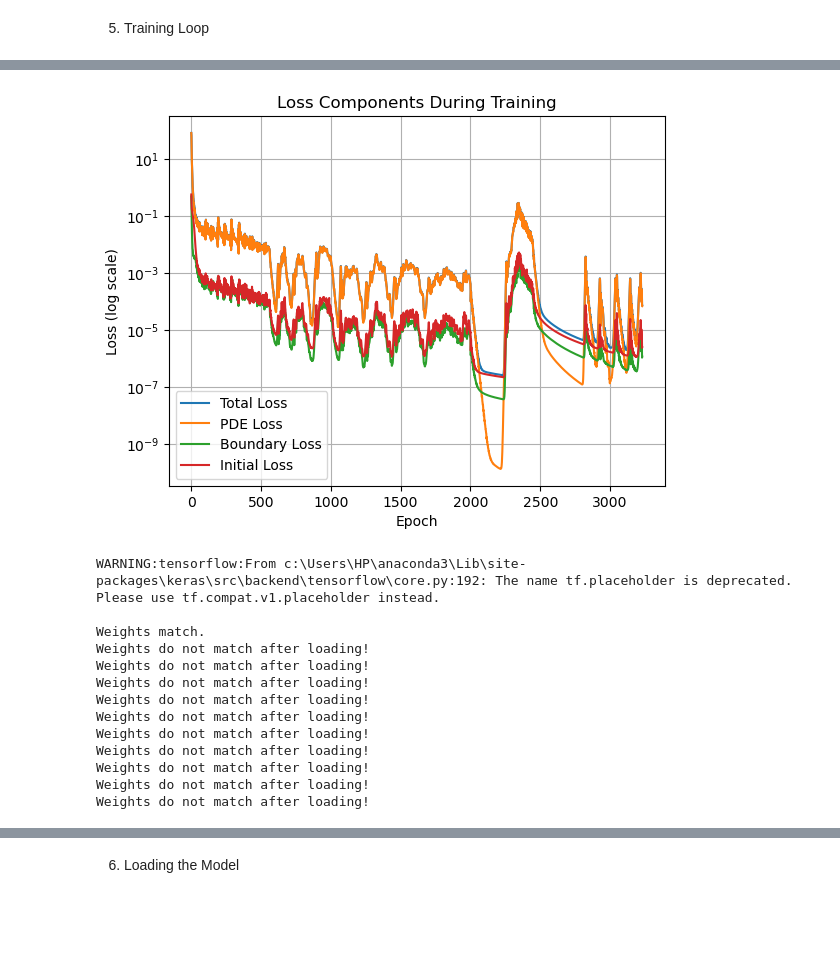
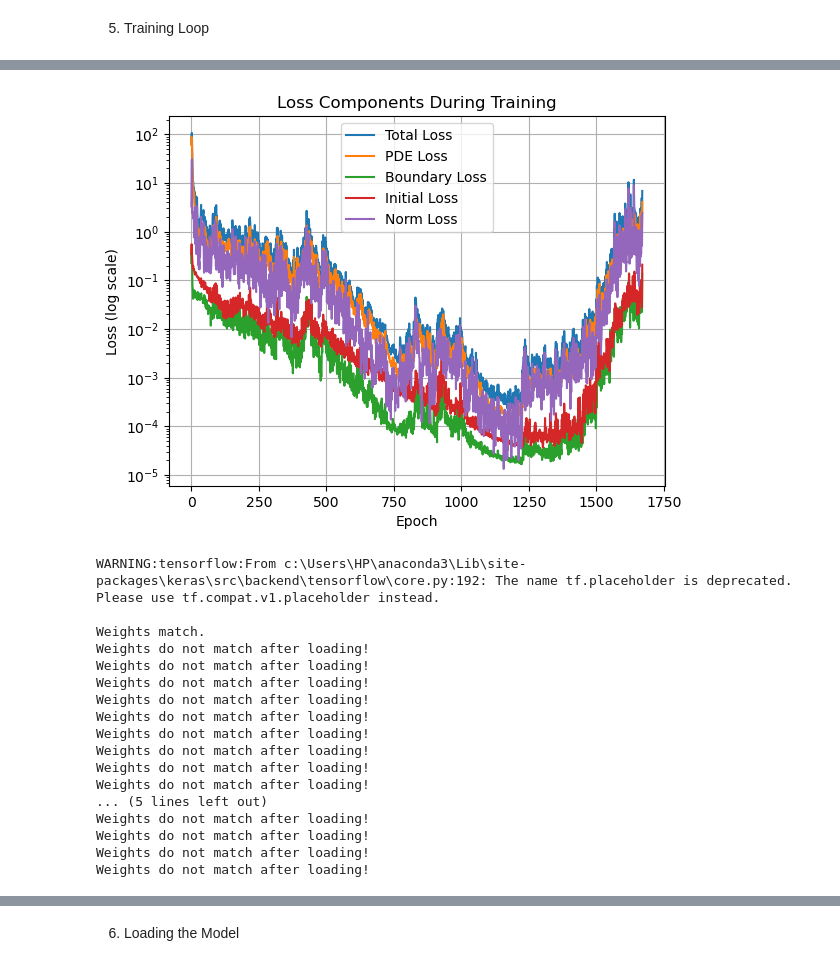
Before and after one commit to mrdchua/PINN-TDSE, a Jupyter notebook: TDSE-PHYS299/PINN-TDSE-v6.ipynb, the cells around one changed output, grey strips where cells are left out. Cells and saved outputs as stored; diff of their text form; code cells hidden in the pictures; blank space fills up the shorter version.

```diff
--- a/TDSE-PHYS299/PINN-TDSE-v6.ipynb
+++ b/TDSE-PHYS299/PINN-TDSE-v6.ipynb
@@ -37,7 +37,7 @@ def psi_init(x, w, pi):
     return (1.0/np.sqrt(2.0)) * (u_0 + u_1)
 
 # data generation
-N_f, N_b, N_i, N_grid = 5000, 300, 400, 200
+N_f, N_b, N_i, N_grid = 5000, 300, 300, 200
 
 # interior points
 x_f = tf.random.uniform((N_f, 1), x_min, x_max, dtype=DTYPE)
@@ -302,7 +304,7 @@ def loss_fn(model, interior, boundary, initial, omega, norm_grid):
 
     norm_penalty = norm_loss(model, x_grid, N_t, w_val)
 
-    return loss_f + loss_b + 10.0*loss_i + 10.0*norm_penalty, (loss_f, loss_b, 10.0*loss_i, 10.0*norm_penalty)
+    return loss_f + loss_b + loss_i + 10.0*norm_penalty, (loss_f, loss_b, loss_i, 10.0*norm_penalty)
 # %%
 # Create the model
 model = PINN(input_dim=3, mapping_size=512, scale=10.0)
@@ -360,7 +385,7 @@ pinn = PINN(input_dim=3, mapping_size=512, scale=10.0)
 loss_threshold = 1e-10
 
 # Early stopping
-early_stopping_patience = 1000
+early_stopping_patience = 500
 best_loss = float('inf')
 patience_counter = 0
 
@@ -512,4 +551,4 @@ Total training time: 5:18:51
-[figure, old version]
+[figure, new version]
 WARNING:tensorflow:From c:\Users\HP\anaconda3\Lib\site-packages\keras\src\backend\tensorflow\core.py:192: The name tf.placeholder is deprecated. Please use tf.compat.v1.placeholder instead.
 
 Weights match.
@@ -522,7 +561,11 @@ Weights do not match after loading!
 Weights do not match after loading!
 Weights do not match after loading!
 Weights do not match after loading!
+... (5 lines left out)
 Weights do not match after loading!
+Weights do not match after loading!
+Weights do not match after loading!
+Weights do not match after loading!
 # %%
 import csv
 
```
Also changed, not shown: parts of 8 cells of this notebook.
